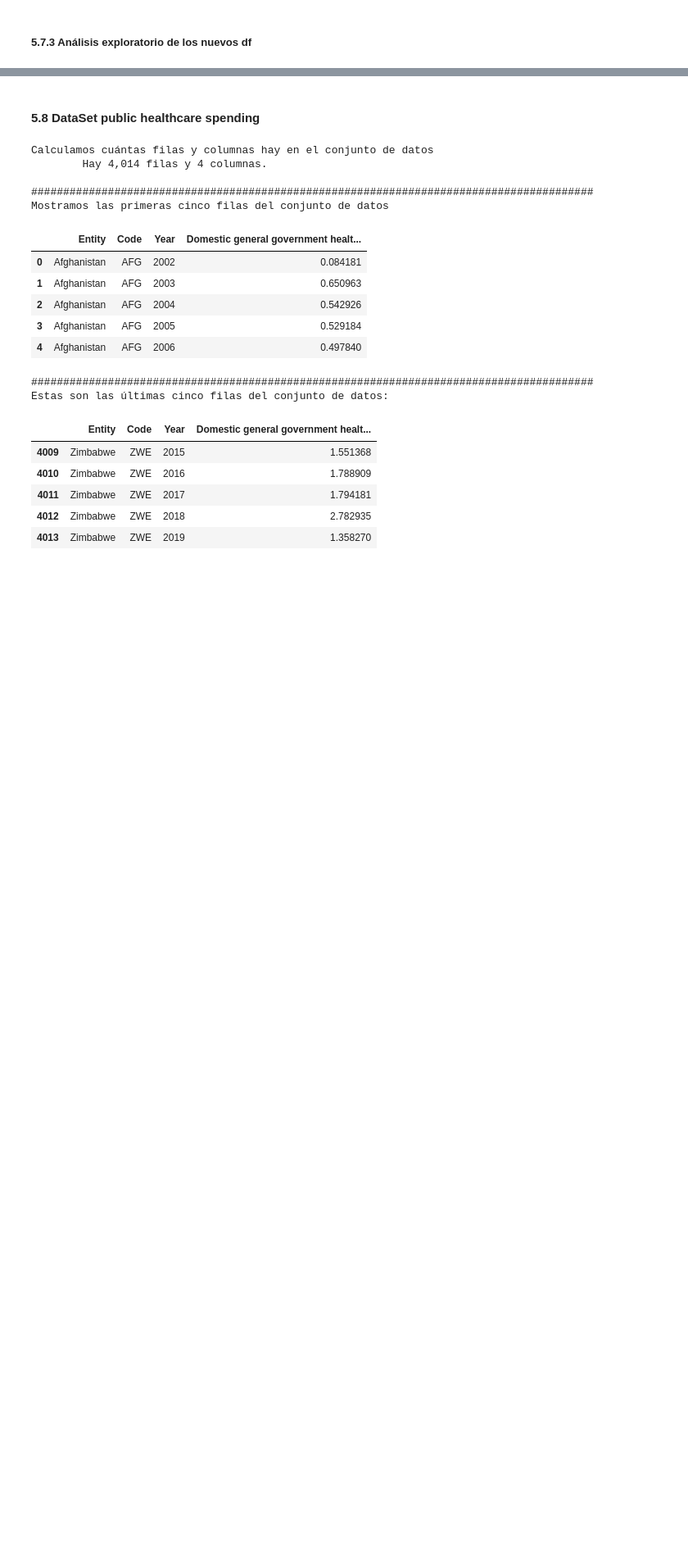
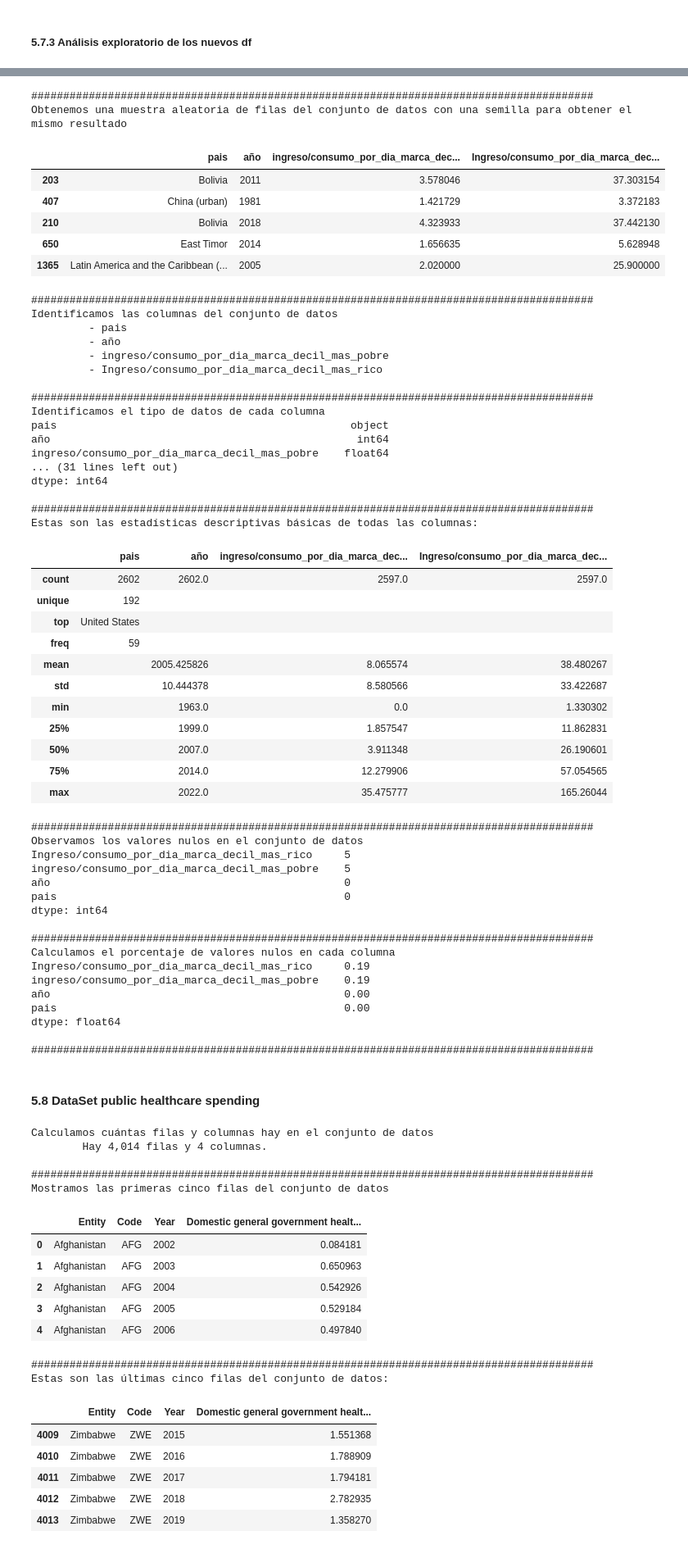
Before and after one commit to Sarah-bzb/TFM_analisis_datos, a Jupyter notebook: exploration_health_v0 - copia.ipynb, the cells around one changed output, grey strips where cells are left out. Shown at 82% size. Drawn from its saved outputs; the diff is of its cells as text; code cells hidden in the pictures; blank space fills up the shorter version.

```diff
--- a/exploration_health_v0 - copia.ipynb
+++ b/exploration_health_v0 - copia.ipynb
@@ -2180,0 +2247,9 @@ len(richest_decile)
+# %%
+mapeo_umbrales_ingreso = {
+    'Country': 'pais',
+    'Year': 'año',
+    'Threshold income or consumption per day marking the poorest decile': 'ingreso/consumo_por_dia_marca_decil_mas_pobre',
+    'Threshold income or consumption per day marking the richest decile': 'Ingreso/consumo_por_dia_marca_decil_mas_rico'
+}
+# %%
+df_umbrales_de_ingresos = renombrar_columnas(df_umbrales_de_ingresos, mapeo_umbrales_ingreso)
@@ -2182,0 +2502,3 @@ len(richest_decile)
+# %%
+exploracion_inicial(df_umbrales_de_ingresos)
+# %% [output]
@@ -2183,3 +2524,57 @@ len(richest_decile)
+########################################################################################
+Obtenemos una muestra aleatoria de filas del conjunto de datos con una semilla para obtener el mismo resultado
+|  | pais | año | ingreso/consumo_por_dia_marca_dec... | Ingreso/consumo_por_dia_marca_dec... |
+| 203 | Bolivia | 2011 | 3.578046 | 37.303154 |
+| 407 | China (urban) | 1981 | 1.421729 | 3.372183 |
+| 210 | Bolivia | 2018 | 4.323933 | 37.442130 |
+| 650 | East Timor | 2014 | 1.656635 | 5.628948 |
+| 1365 | Latin America and the Caribbean (... | 2005 | 2.020000 | 25.900000 |
+########################################################################################
+Identificamos las columnas del conjunto de datos
+         - pais
+         - año
+         - ingreso/consumo_por_dia_marca_decil_mas_pobre
+         - Ingreso/consumo_por_dia_marca_decil_mas_rico
+
+########################################################################################
+Identificamos el tipo de datos de cada columna
+pais                                              object
+año                                                int64
+ingreso/consumo_por_dia_marca_decil_mas_pobre    float64
+... (31 lines left out)
+dtype: int64
+
+########################################################################################
+Estas son las estadísticas descriptivas básicas de todas las columnas:
+|  | pais | año | ingreso/consumo_por_dia_marca_dec... | Ingreso/consumo_por_dia_marca_dec... |
+| count | 2602 | 2602.0 | 2597.0 | 2597.0 |
+| unique | 192 |  |  |  |
+| top | United States |  |  |  |
+| freq | 59 |  |  |  |
+| mean |  | 2005.425826 | 8.065574 | 38.480267 |
+| std |  | 10.444378 | 8.580566 | 33.422687 |
+| min |  | 1963.0 | 0.0 | 1.330302 |
+| 25% |  | 1999.0 | 1.857547 | 11.862831 |
+| 50% |  | 2007.0 | 3.911348 | 26.190601 |
+| 75% |  | 2014.0 | 12.279906 | 57.054565 |
+| max |  | 2022.0 | 35.475777 | 165.26044 |
+########################################################################################
+Observamos los valores nulos en el conjunto de datos
+Ingreso/consumo_por_dia_marca_decil_mas_rico     5
+ingreso/consumo_por_dia_marca_decil_mas_pobre    5
+año                                              0
+pais                                             0
+dtype: int64
+
+########################################################################################
+Calculamos el porcentaje de valores nulos en cada columna
+Ingreso/consumo_por_dia_marca_decil_mas_rico     0.19
+ingreso/consumo_por_dia_marca_decil_mas_pobre    0.19
+año                                              0.00
+pais                                             0.00
+dtype: float64
+
+########################################################################################
 # %% [markdown]
 #### 5.8 DataSet public healthcare spending
 # %%
```
Also changed, not shown: parts of 43 cells of this notebook.
